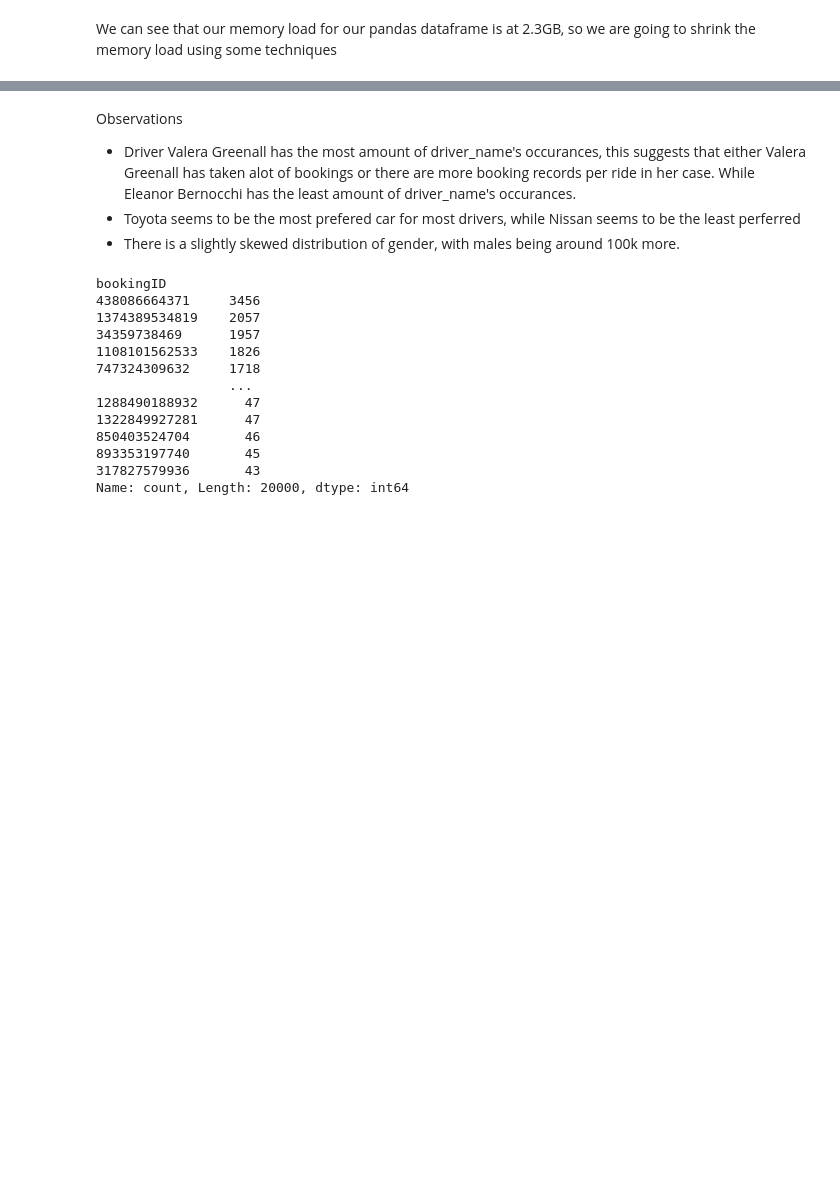
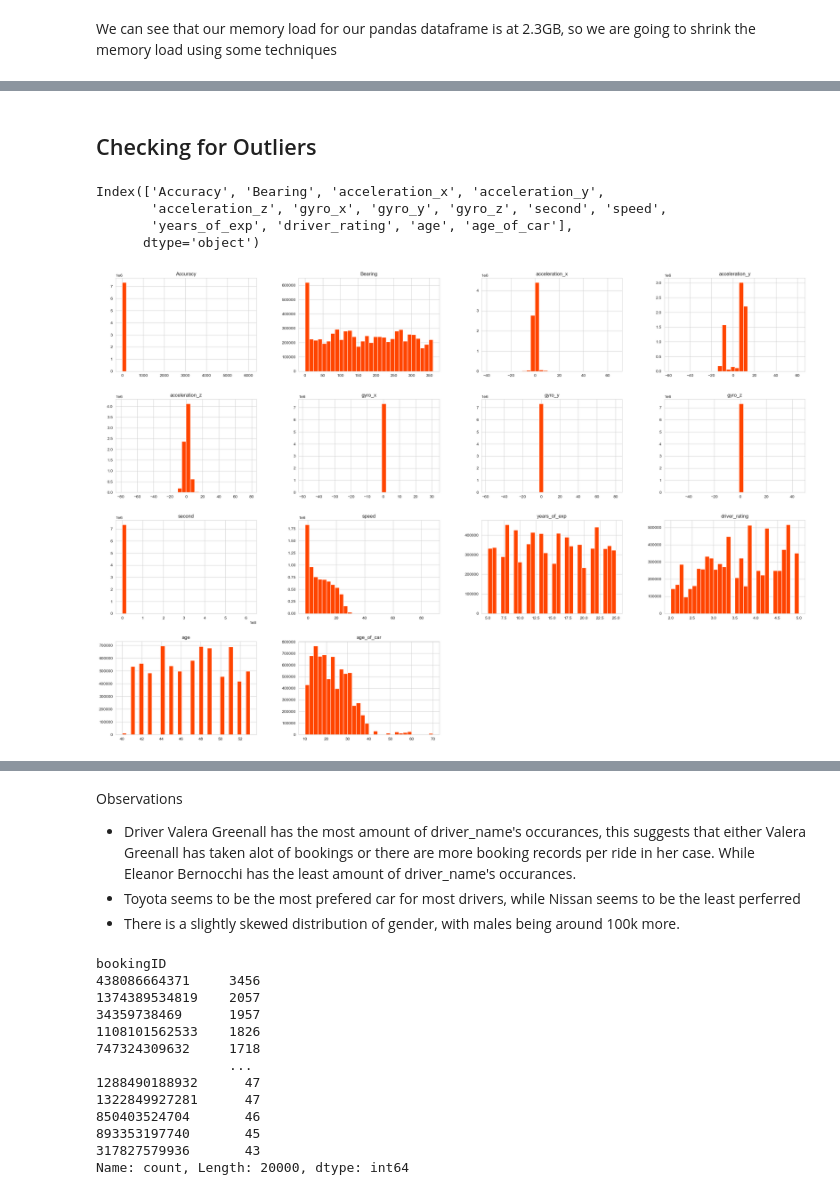
Before and after one commit to errnasty/Cab-Data-Analysis, a Jupyter notebook: EDA.ipynb, the cells around one changed output, grey strips where cells are left out. Drawn from its saved outputs; the diff is of its cells as text; code cells hidden in the pictures; blank space fills up the shorter version.

```diff
--- a/EDA.ipynb
+++ b/EDA.ipynb
@@ -165,0 +246,15 @@ Name: count, dtype: int64
+# %% [markdown]
+## Checking for Outliers
+# %%
+continuous_cols  = df_new.select_dtypes(include=['int16', 'int32','int64','float64']).columns.drop(['bookingID', 'driver_id'])
+continuous_cols
+# %% [output]
+Index(['Accuracy', 'Bearing', 'acceleration_x', 'acceleration_y',
+       'acceleration_z', 'gyro_x', 'gyro_y', 'gyro_z', 'second', 'speed',
+       'years_of_exp', 'driver_rating', 'age', 'age_of_car'],
+      dtype='object')
+# %%
+df_new[continuous_cols ].hist(figsize=(30, 20), bins=30, color=palette[0])
+plt.show()
+# %% [output]
+[figure, added]
```
Also changed, not shown: parts of 36 cells of this notebook.
